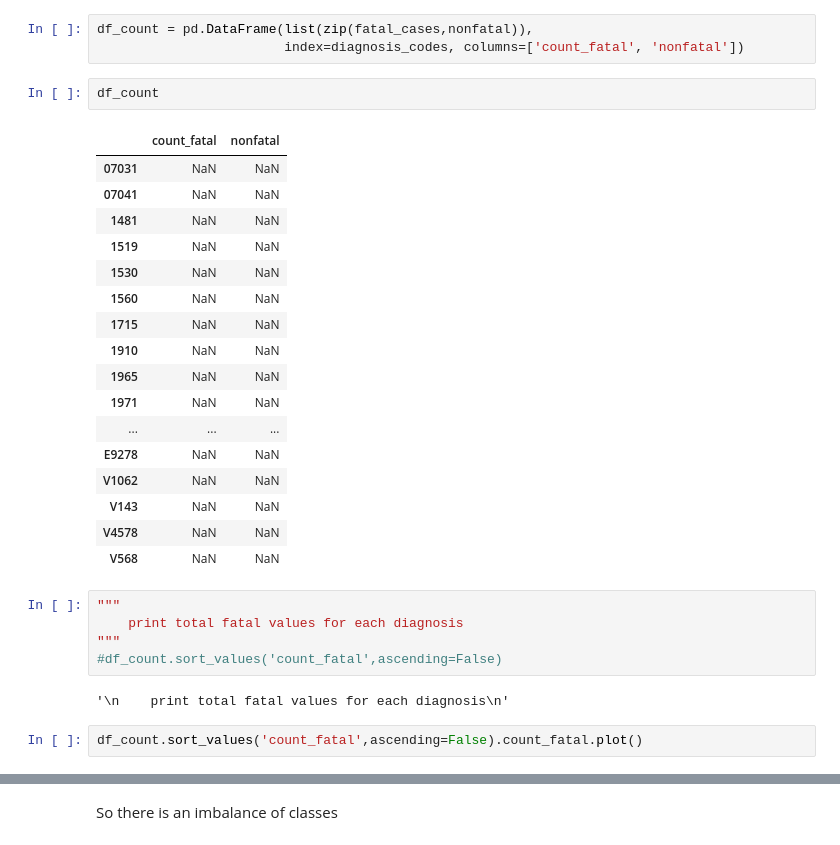
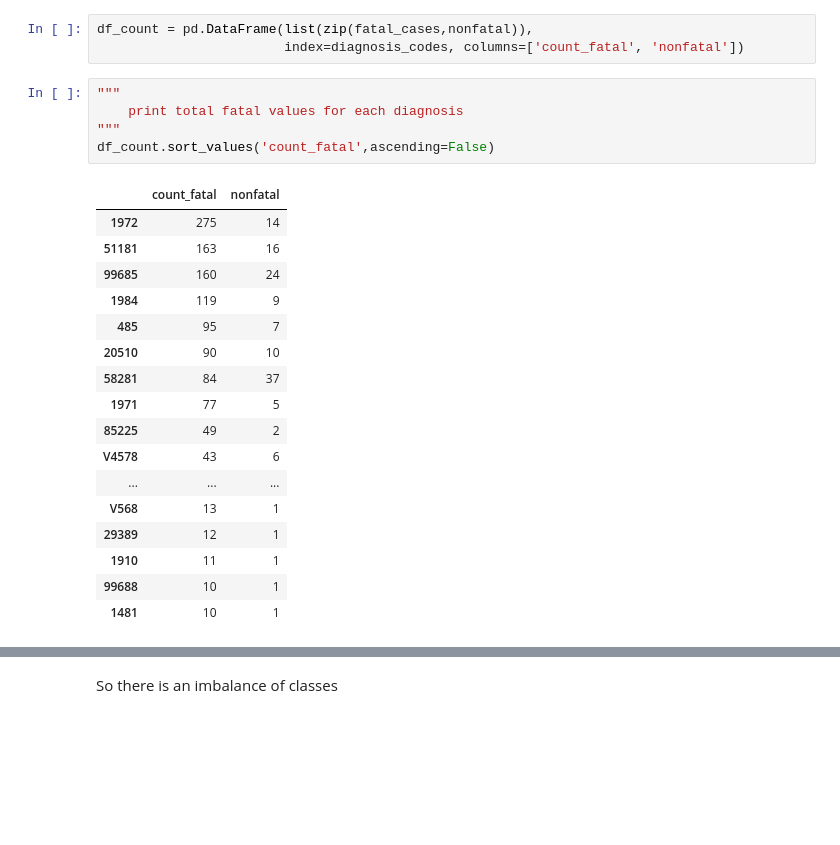
Before and after one commit to billiescodes/mortality_in_ICU, a Jupyter notebook: 02_Model_and_Evaluation.ipynb, the cells around one changed output, grey strips where cells are left out. Cells and saved outputs as stored; diff of their text form; blank space fills up the shorter version.

```diff
--- a/02_Model_and_Evaluation.ipynb
+++ b/02_Model_and_Evaluation.ipynb
@@ -129,32 +111,26 @@ for a in diagnosis_codes:
 # %%
 df_count = pd.DataFrame(list(zip(fatal_cases,nonfatal)),
                         index=diagnosis_codes, columns=['count_fatal', 'nonfatal'])
-# %%
-df_count
-# %% [output]
-|  | count_fatal | nonfatal |
-| 07031 | NaN | NaN |
-| 07041 | NaN | NaN |
-| 1481 | NaN | NaN |
-| 1519 | NaN | NaN |
-| 1530 | NaN | NaN |
-| 1560 | NaN | NaN |
-| 1715 | NaN | NaN |
-| 1910 | NaN | NaN |
-| 1965 | NaN | NaN |
-| 1971 | NaN | NaN |
-| ... | ... | ... |
-| E9278 | NaN | NaN |
-| V1062 | NaN | NaN |
-| V143 | NaN | NaN |
-| V4578 | NaN | NaN |
-| V568 | NaN | NaN |
 # %%
 """
     print total fatal values for each diagnosis
 """
-#df_count.sort_values('count_fatal',ascending=False)
+df_count.sort_values('count_fatal',ascending=False)
 # %% [output]
-'\n    print total fatal values for each diagnosis\n'
+|  | count_fatal | nonfatal |
+| 1972 | 275 | 14 |
+| 51181 | 163 | 16 |
+| 99685 | 160 | 24 |
+| 1984 | 119 | 9 |
+| 485 | 95 | 7 |
+| 20510 | 90 | 10 |
+| 58281 | 84 | 37 |
+| 1971 | 77 | 5 |
+| 85225 | 49 | 2 |
+| V4578 | 43 | 6 |
+| ... | ... | ... |
+| V568 | 13 | 1 |
+| 29389 | 12 | 1 |
+| 1910 | 11 | 1 |
+| 99688 | 10 | 1 |
+| 1481 | 10 | 1 |
-# %%
-df_count.sort_values('count_fatal',ascending=False).count_fatal.plot()
```
Also changed, not shown: parts of 4 cells of this notebook.
